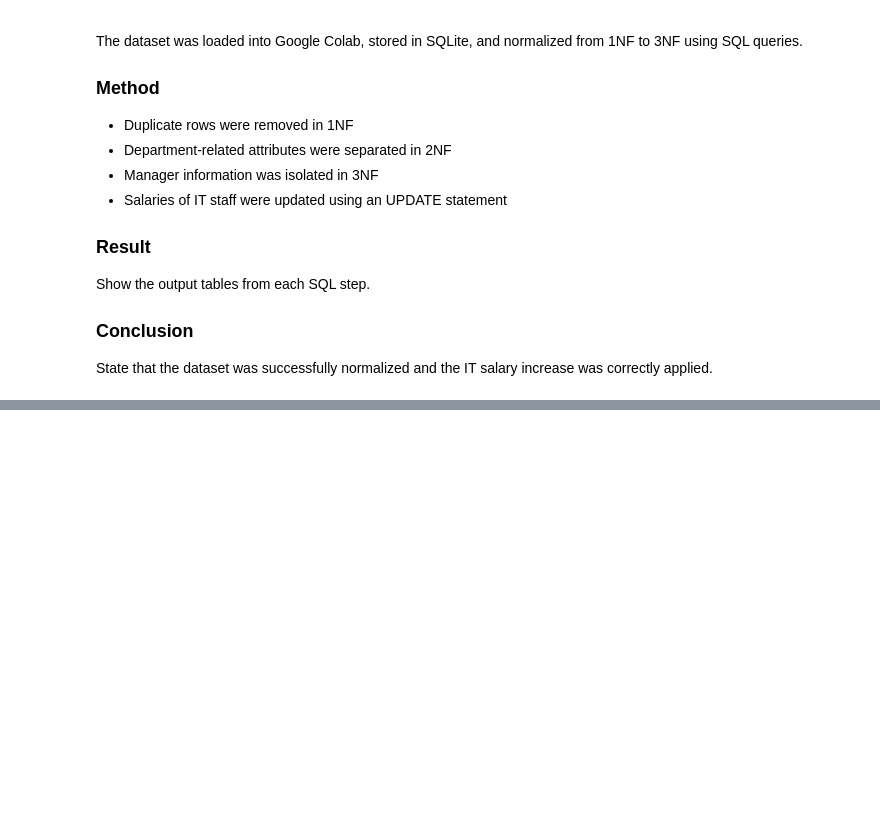
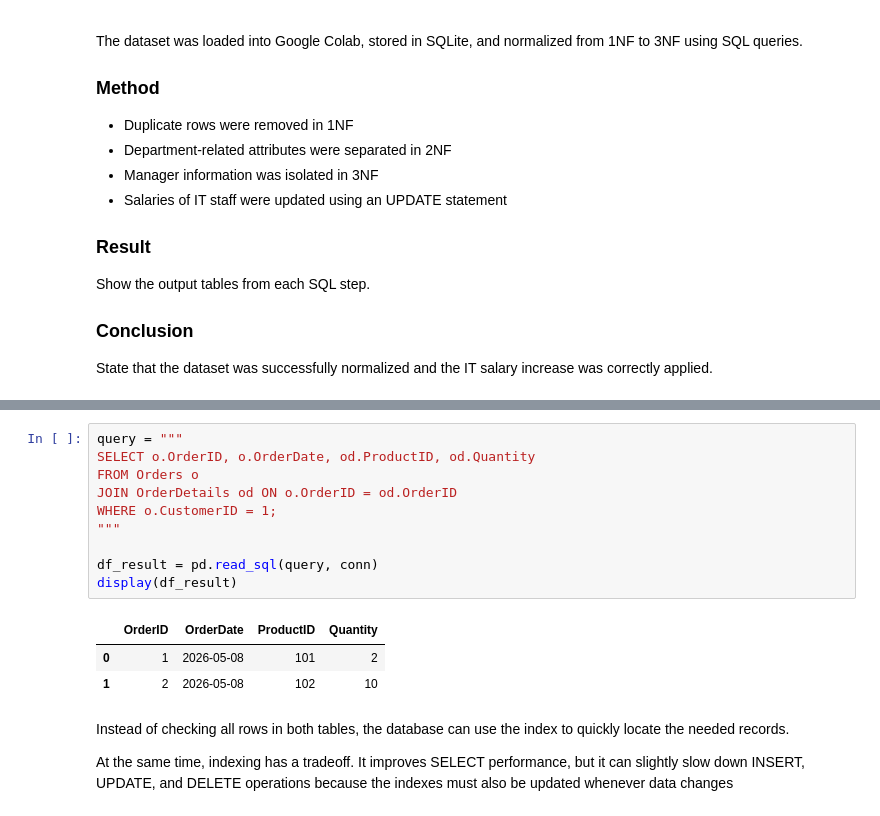
Before and after one commit to Aje-dotcom/DeepTech-, a Jupyter notebook: Ekene_Ajemba_Assignment1_Week4.ipynb, the cells around one changed output, grey strips where cells are left out. Cells and saved outputs as stored; diff of their text form; blank space fills up the shorter version.

```diff
--- a/Ekene_Ajemba_Assignment1_Week4.ipynb
+++ b/Ekene_Ajemba_Assignment1_Week4.ipynb
@@ -306,0 +863,18 @@ State that the dataset was successfully normalized and the IT salary increase wa
+# %%
+query = """
+SELECT o.OrderID, o.OrderDate, od.ProductID, od.Quantity
+FROM Orders o
+JOIN OrderDetails od ON o.OrderID = od.OrderID
+WHERE o.CustomerID = 1;
+"""
+
+df_result = pd.read_sql(query, conn)
+display(df_result)
+# %% [output]
+|  | OrderID | OrderDate | ProductID | Quantity |
+| 0 | 1 | 2026-05-08 | 101 | 2 |
+| 1 | 2 | 2026-05-08 | 102 | 10 |
+# %% [markdown]
+Instead of checking all rows in both tables, the database can use the index to quickly locate the needed records.
+
+At the same time, indexing has a tradeoff. It improves SELECT performance, but it can slightly slow down INSERT, UPDATE, and DELETE operations because the indexes must also be updated whenever data changes
```
Also changed, not shown: parts of 36 cells of this notebook.
